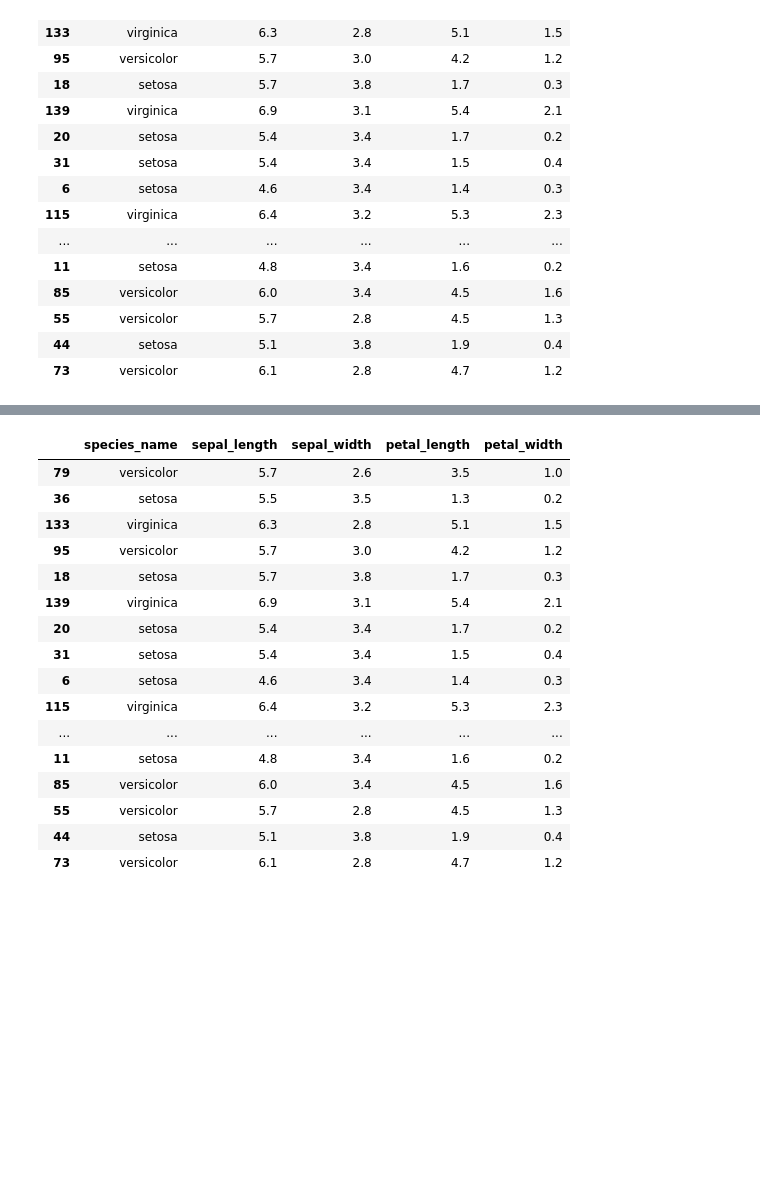
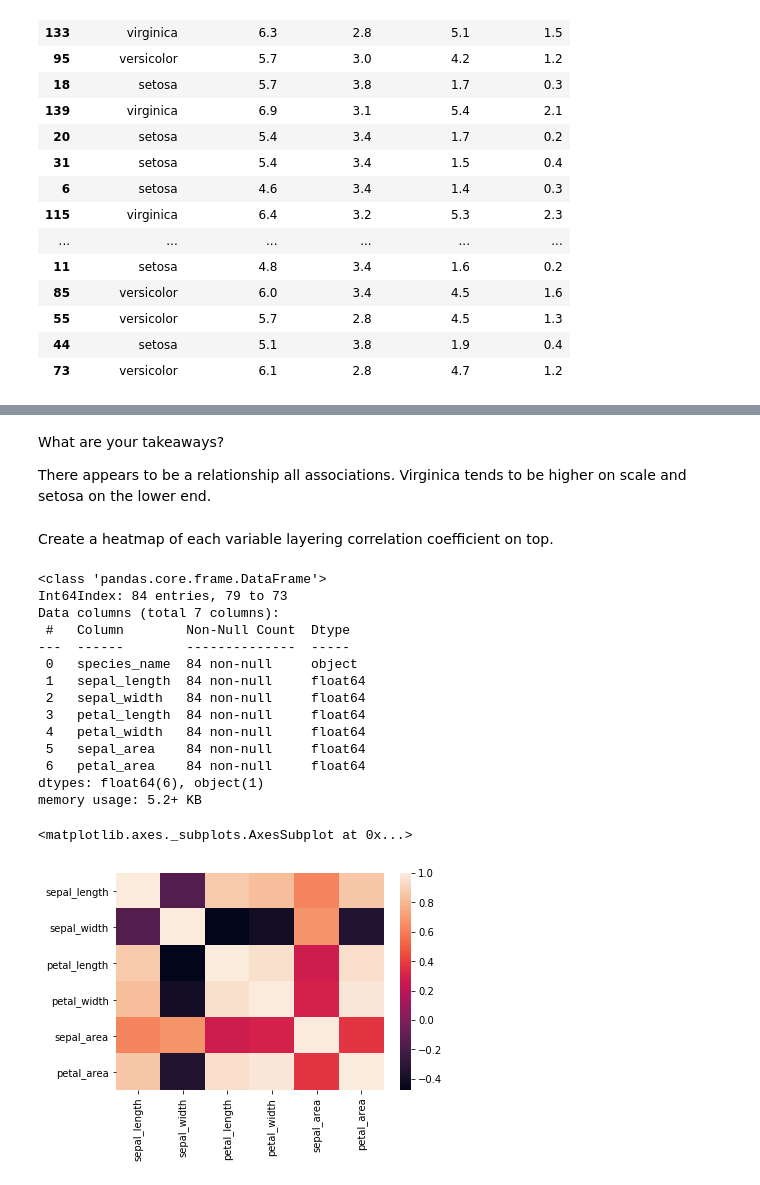
Before and after one commit to matt-c-knight/classification-exercises, a Jupyter notebook: classification_exercises.ipynb, the cells around one changed output, grey strips where cells are left out. Cells and saved outputs as stored; diff of their text form; code cells hidden in the pictures; blank space fills up the shorter version.

```diff
--- a/classification_exercises.ipynb
+++ b/classification_exercises.ipynb
@@ -651,20 +716,23 @@ train_melt
+# %% [markdown]
+What are your takeaways?
+
+There appears to be a relationship all associations. Virginica tends to be higher on scale and setosa on the lower end.
+# %% [markdown]
+Create a heatmap of each variable layering correlation coefficient on top.
 # %%
-train
+train.info()
 # %% [output]
-|  | species_name | sepal_length | sepal_width | petal_length | petal_width |
-| 79 | versicolor | 5.7 | 2.6 | 3.5 | 1.0 |
-| 36 | setosa | 5.5 | 3.5 | 1.3 | 0.2 |
-| 133 | virginica | 6.3 | 2.8 | 5.1 | 1.5 |
-| 95 | versicolor | 5.7 | 3.0 | 4.2 | 1.2 |
-| 18 | setosa | 5.7 | 3.8 | 1.7 | 0.3 |
-| 139 | virginica | 6.9 | 3.1 | 5.4 | 2.1 |
-| 20 | setosa | 5.4 | 3.4 | 1.7 | 0.2 |
-| 31 | setosa | 5.4 | 3.4 | 1.5 | 0.4 |
-| 6 | setosa | 4.6 | 3.4 | 1.4 | 0.3 |
-| 115 | virginica | 6.4 | 3.2 | 5.3 | 2.3 |
-| ... | ... | ... | ... | ... | ... |
-| 11 | setosa | 4.8 | 3.4 | 1.6 | 0.2 |
-| 85 | versicolor | 6.0 | 3.4 | 4.5 | 1.6 |
-| 55 | versicolor | 5.7 | 2.8 | 4.5 | 1.3 |
-| 44 | setosa | 5.1 | 3.8 | 1.9 | 0.4 |
-| 73 | versicolor | 6.1 | 2.8 | 4.7 | 1.2 |
+<class 'pandas.core.frame.DataFrame'>
+Int64Index: 84 entries, 79 to 73
+Data columns (total 7 columns):
+ #   Column        Non-Null Count  Dtype
+---  ------        --------------  -----
+ 0   species_name  84 non-null     object
+ 1   sepal_length  84 non-null     float64
+ 2   sepal_width   84 non-null     float64
+ 3   petal_length  84 non-null     float64
+ 4   petal_width   84 non-null     float64
+ 5   sepal_area    84 non-null     float64
+ 6   petal_area    84 non-null     float64
+dtypes: float64(6), object(1)
+memory usage: 5.2+ KB
@@ -670,0 +741,5 @@ train
+# %%
+sns.heatmap(train.corr())
+# %% [output]
+<matplotlib.axes._subplots.AxesSubplot at 0x...>
+[figure, added]
```
Also changed, not shown: parts of 11 cells of this notebook.
